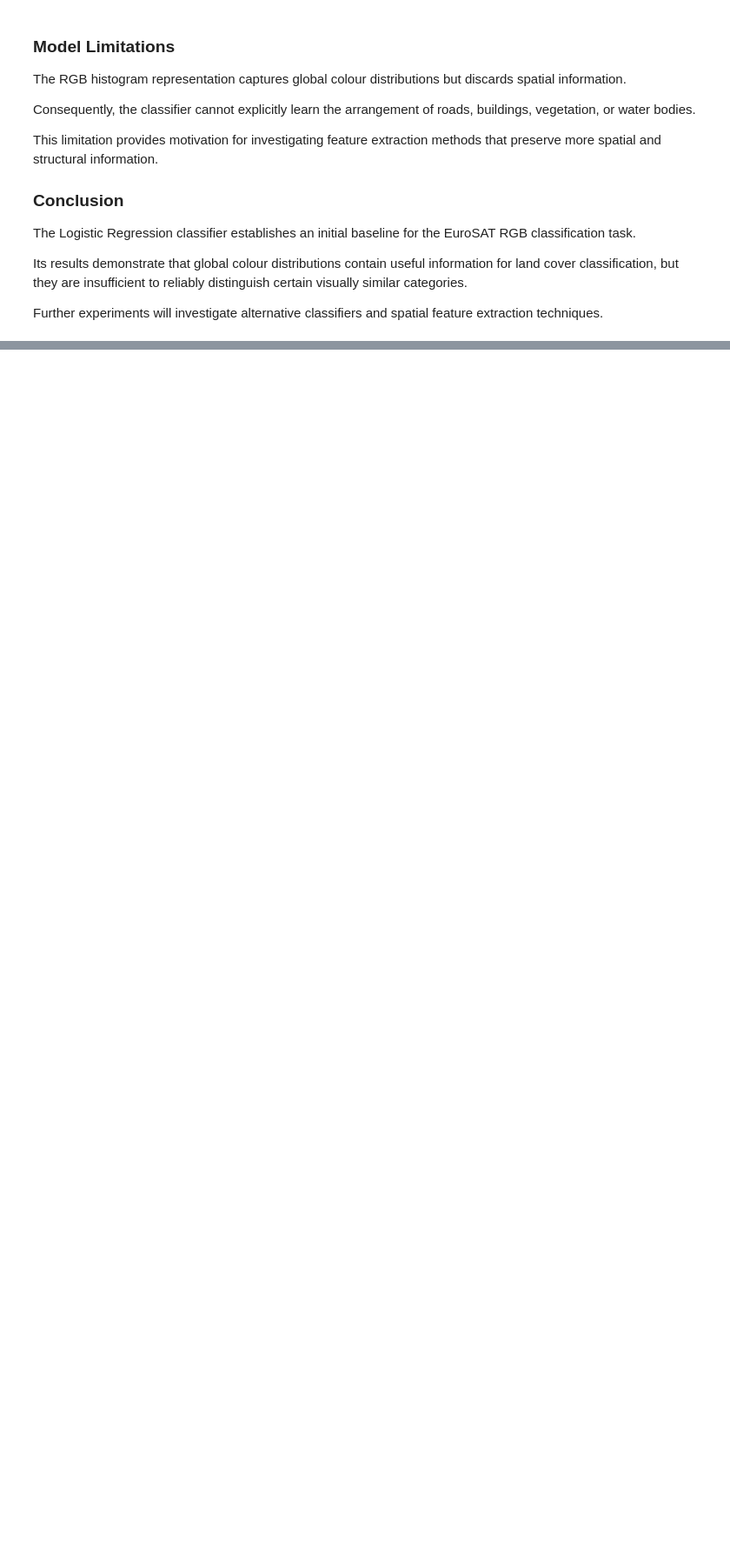
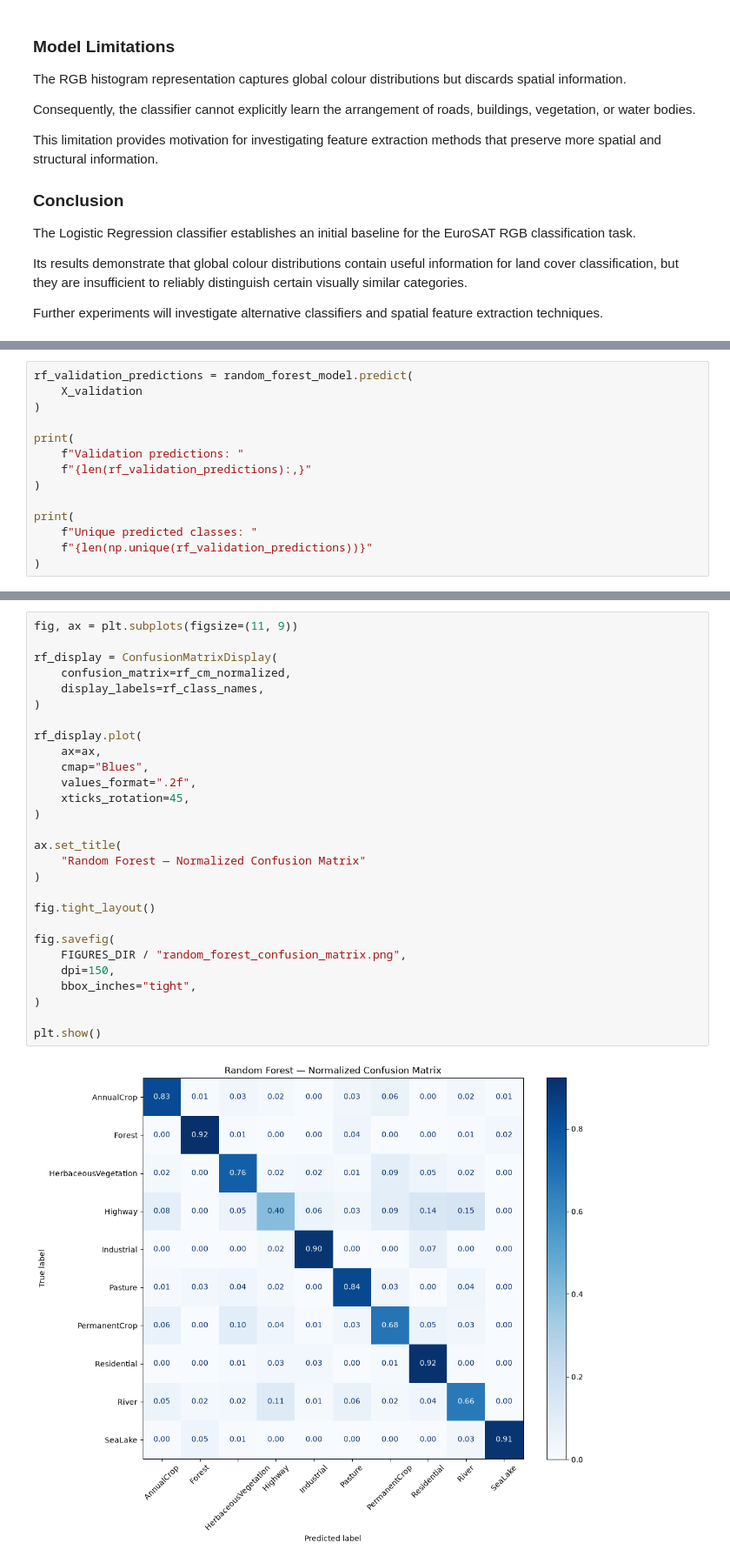
Before and after one commit to carlalamas13/landcover-lab, a Jupyter notebook: notebooks/02_baseline_machine_learning.ipynb, the cells around one changed output, grey strips where cells are left out. Shown at 87% size. Saved outputs shown, nothing was run; the diff lists cells and outputs as text; blank space fills up the shorter version.

Commit message:
feat: analyse Random Forest baseline

```diff
--- a/notebooks/02_baseline_machine_learning.ipynb
+++ b/notebooks/02_baseline_machine_learning.ipynb
@@ -886,0 +939,14 @@ Further experiments will investigate alternative classifiers and spatial feature
+# %%
+rf_validation_predictions = random_forest_model.predict(
+    X_validation
+)
+
+print(
+    f"Validation predictions: "
+    f"{len(rf_validation_predictions):,}"
+)
+
+print(
+    f"Unique predicted classes: "
+    f"{len(np.unique(rf_validation_predictions))}"
+)
@@ -886,0 +1115,30 @@ Further experiments will investigate alternative classifiers and spatial feature
+# %%
+fig, ax = plt.subplots(figsize=(11, 9))
+
+rf_display = ConfusionMatrixDisplay(
+    confusion_matrix=rf_cm_normalized,
+    display_labels=rf_class_names,
+)
+
+rf_display.plot(
+    ax=ax,
+    cmap="Blues",
+    values_format=".2f",
+    xticks_rotation=45,
+)
+
+ax.set_title(
+    "Random Forest — Normalized Confusion Matrix"
+)
+
+fig.tight_layout()
+
+fig.savefig(
+    FIGURES_DIR / "random_forest_confusion_matrix.png",
+    dpi=150,
+    bbox_inches="tight",
+)
+
+plt.show()
+# %% [output]
+[figure, added]
```
Also changed, not shown: parts of 15 cells of this notebook, 3 other files.
